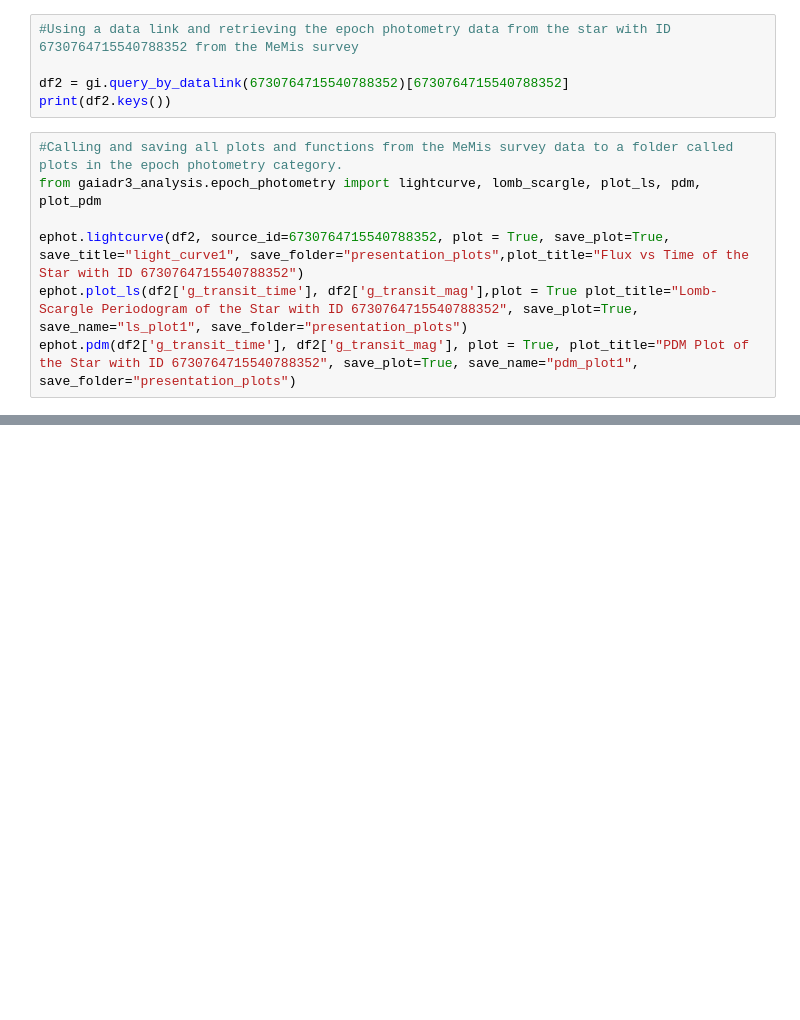
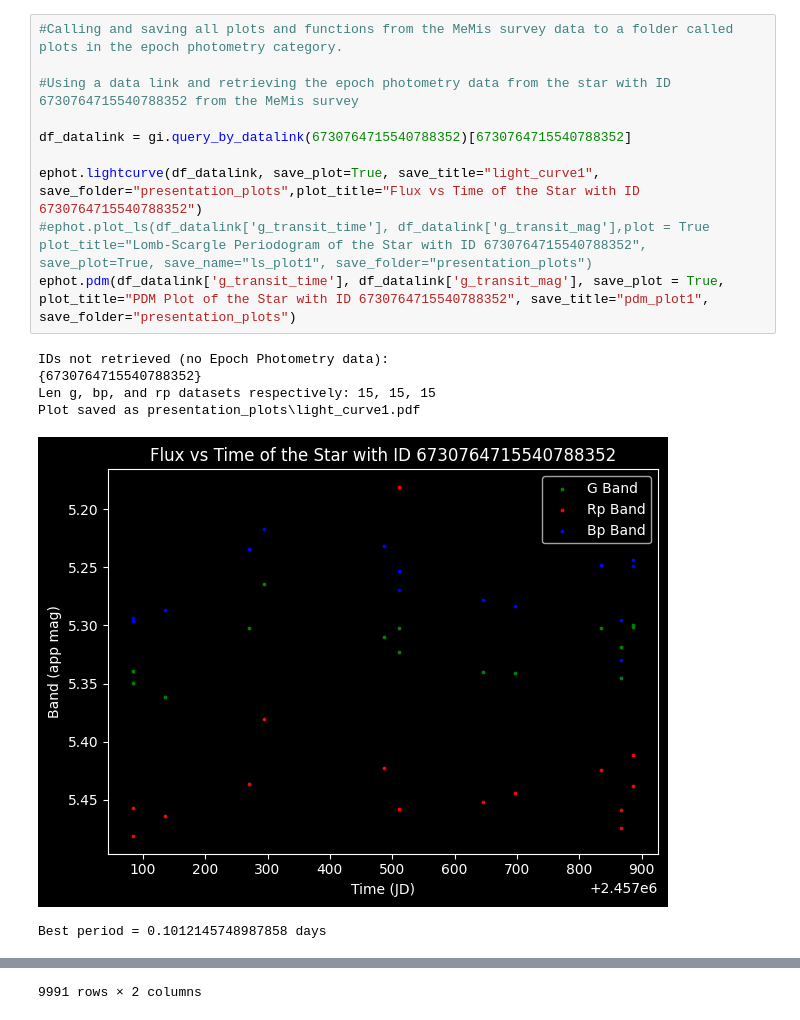
Before and after one commit to Mq1t/gaiadr3-analysis, a Jupyter notebook: notebooks/Presentation126.ipynb, the cells around one changed output, grey strips where cells are left out. Saved outputs shown, nothing was run; the diff lists cells and outputs as text; blank space fills up the shorter version.

```diff
--- a/notebooks/Presentation126.ipynb
+++ b/notebooks/Presentation126.ipynb
@@ -68,12 +80,17 @@ mphot.fittedHist(df, save_plot=True, save_title="fitted_hist1", save_folder="pre
-# %%
-#Using a data link and retrieving the epoch photometry data from the star with ID 6730764715540788352 from the MeMis survey
-
-df2 = gi.query_by_datalink(6730764715540788352)[6730764715540788352]
-print(df2.keys())
 # %%
 #Calling and saving all plots and functions from the MeMis survey data to a folder called plots in the epoch photometry category.
-from gaiadr3_analysis.epoch_photometry import lightcurve, lomb_scargle, plot_ls, pdm, plot_pdm
 
-ephot.lightcurve(df2, source_id=6730764715540788352, plot = True, save_plot=True, save_title="light_curve1", save_folder="presentation_plots",plot_title="Flux vs Time of the Star with ID 6730764715540788352")
-ephot.plot_ls(df2['g_transit_time'], df2['g_transit_mag'],plot = True plot_title="Lomb-Scargle Periodogram of the Star with ID 6730764715540788352", save_plot=True, save_name="ls_plot1", save_folder="presentation_plots")
-ephot.pdm(df2['g_transit_time'], df2['g_transit_mag'], plot = True, plot_title="PDM Plot of the Star with ID 6730764715540788352", save_plot=True, save_name="pdm_plot1", save_folder="presentation_plots")
+#Using a data link and retrieving the epoch photometry data from the star with ID 6730764715540788352 from the MeMis survey
+
+df_datalink = gi.query_by_datalink(6730764715540788352)[6730764715540788352]
+
+ephot.lightcurve(df_datalink, save_plot=True, save_title="light_curve1", save_folder="presentation_plots",plot_title="Flux vs Time of the Star with ID 6730764715540788352")
+#ephot.plot_ls(df_datalink['g_transit_time'], df_datalink['g_transit_mag'],plot = True plot_title="Lomb-Scargle Periodogram of the Star with ID 6730764715540788352", save_plot=True, save_name="ls_plot1", save_folder="presentation_plots")
+ephot.pdm(df_datalink['g_transit_time'], df_datalink['g_transit_mag'], save_plot = True, plot_title="PDM Plot of the Star with ID 6730764715540788352", save_title="pdm_plot1", save_folder="presentation_plots")
+# %% [output]
+IDs not retrieved (no Epoch Photometry data):
+{6730764715540788352}
+Len g, bp, and rp datasets respectively: 15, 15, 15
+Plot saved as presentation_plots\light_curve1.pdf
+[figure, added]
+Best period = 0.1012145748987858 days
@@ -79,0 +109 @@ ephot.pdm(df2['g_transit_time'], df2['g_transit_mag'], plot = True, plot_title="
+9991 rows × 2 columns
```
Also changed, not shown: parts of 5 cells of this notebook, 6 other files.
